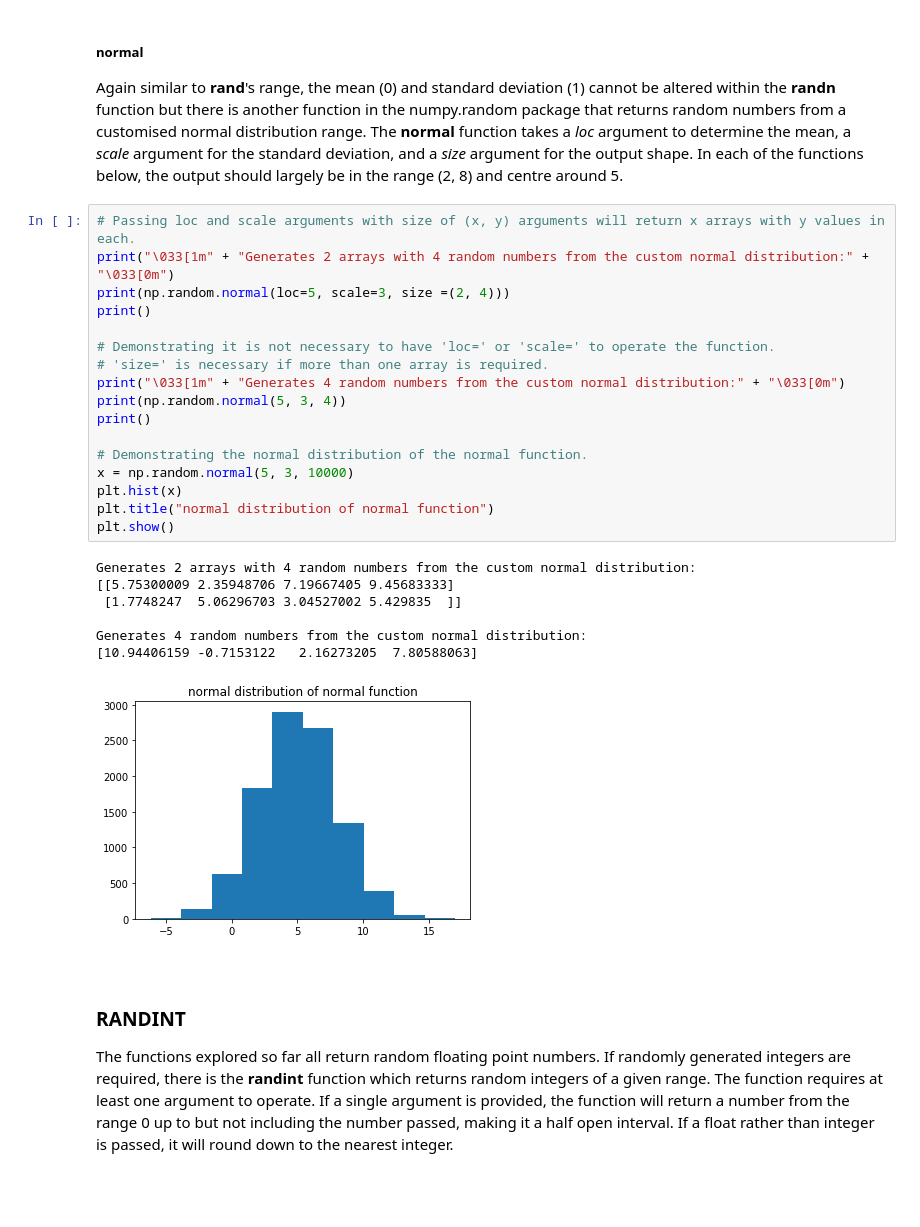
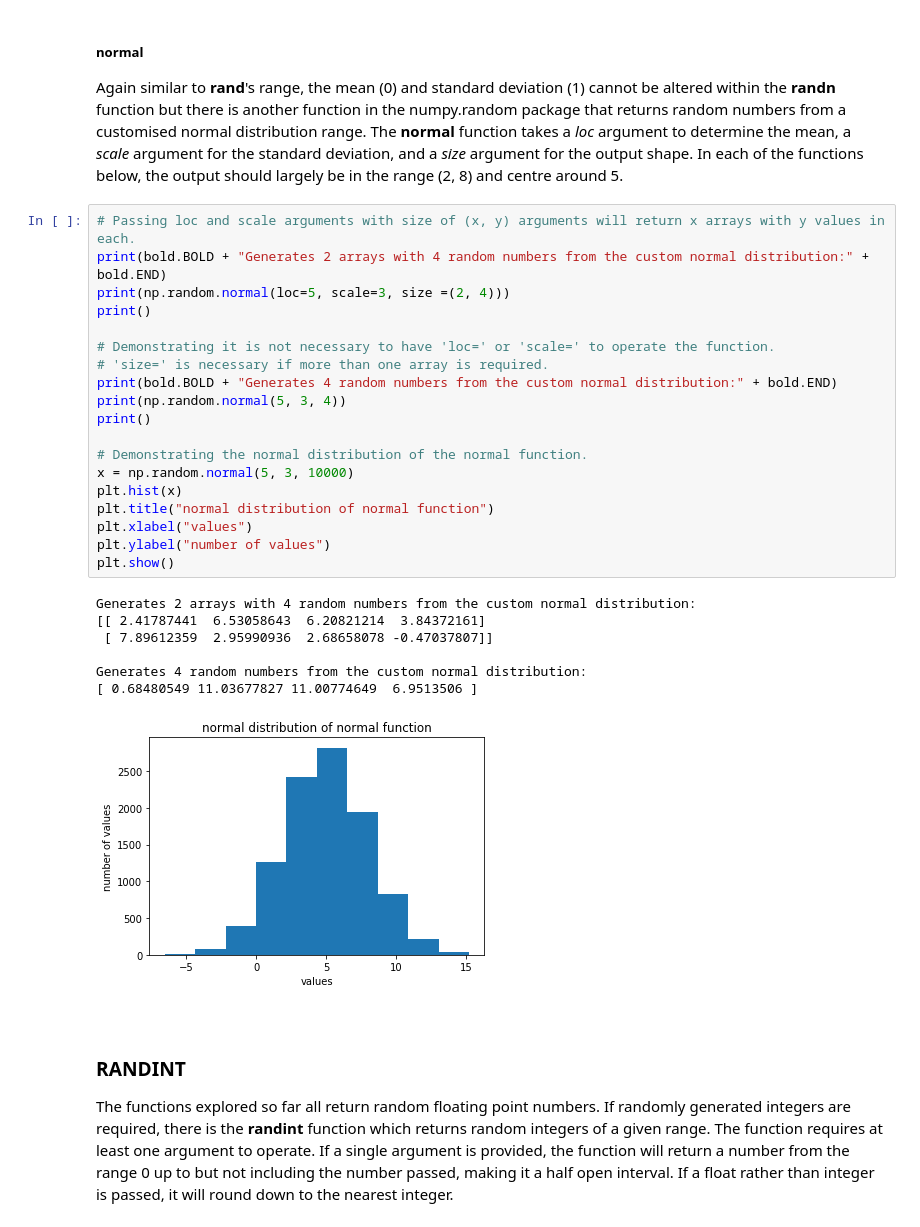
Before and after one commit to jennifer-ryan/numpy.random-project, a Jupyter notebook: numpy.random.ipynb, the cells around one changed output. Cells and saved outputs as stored; diff of their text form; blank space fills up the shorter version.

```diff
--- a/numpy.random.ipynb
+++ b/numpy.random.ipynb
@@ -286,29 +290,31 @@ print(np.random.standard_normal(t))
 Again similar to **rand**'s range, the mean (0) and standard deviation (1) cannot be altered within the **randn** function but there is another function in the numpy.random package that returns random numbers from a customised normal distribution range. The **normal** function takes a *loc* argument to determine the mean, a *scale* argument for the standard deviation, and a *size* argument for the output shape. In each of the functions below, the output should largely be in the range (2, 8) and centre around 5.
 # %%
 # Passing loc and scale arguments with size of (x, y) arguments will return x arrays with y values in each.
-print("\033[1m" + "Generates 2 arrays with 4 random numbers from the custom normal distribution:" + "\033[0m")
+print(bold.BOLD + "Generates 2 arrays with 4 random numbers from the custom normal distribution:" + bold.END)
 print(np.random.normal(loc=5, scale=3, size =(2, 4)))
 print()
 
 # Demonstrating it is not necessary to have 'loc=' or 'scale=' to operate the function.
 # 'size=' is necessary if more than one array is required.
-print("\033[1m" + "Generates 4 random numbers from the custom normal distribution:" + "\033[0m")
+print(bold.BOLD + "Generates 4 random numbers from the custom normal distribution:" + bold.END)
 print(np.random.normal(5, 3, 4))
 print()
 
 # Demonstrating the normal distribution of the normal function.
 x = np.random.normal(5, 3, 10000)
 plt.hist(x)
 plt.title("normal distribution of normal function")
+plt.xlabel("values")
+plt.ylabel("number of values")
 plt.show()
 # %% [output]
 Generates 2 arrays with 4 random numbers from the custom normal distribution:
-[[5.75300009 2.35948706 7.19667405 9.45683333]
- [1.7748247  5.06296703 3.04527002 5.429835  ]]
+[[ 2.41787441  6.53058643  6.20821214  3.84372161]
+ [ 7.89612359  2.95990936  2.68658078 -0.47037807]]
 
 Generates 4 random numbers from the custom normal distribution:
-[10.94406159 -0.7153122   2.16273205  7.80588063]
+[ 0.68480549 11.03677827 11.00774649  6.9513506 ]
-[figure, old version]
+[figure, new version]
 # %% [markdown]
 <br>
 
```
Also changed, not shown: parts of 25 cells of this notebook.
